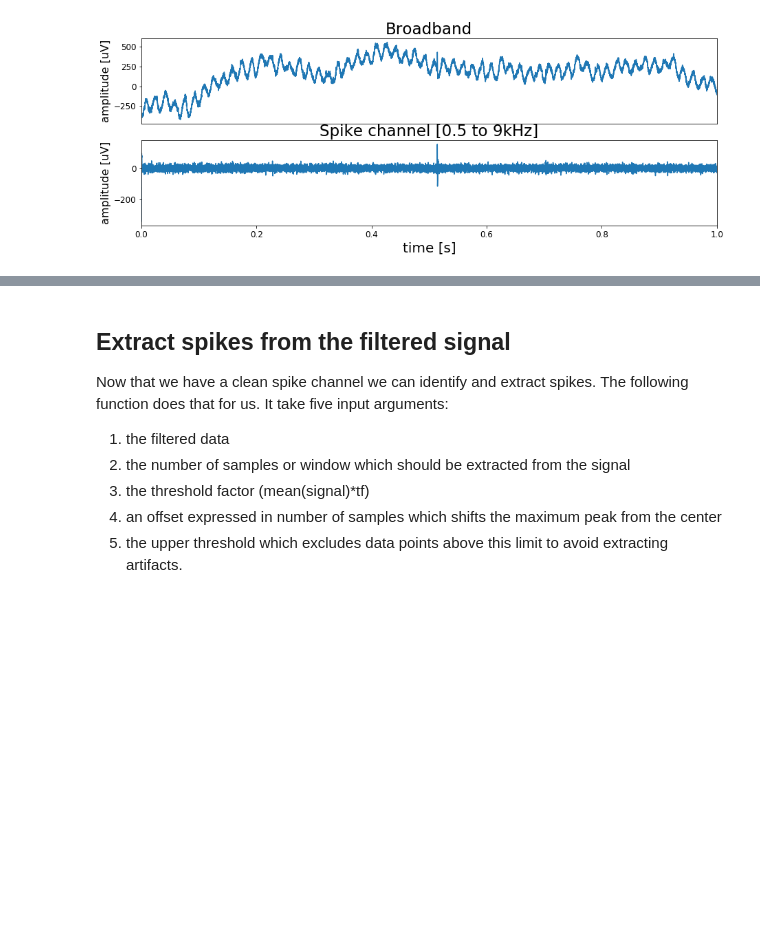
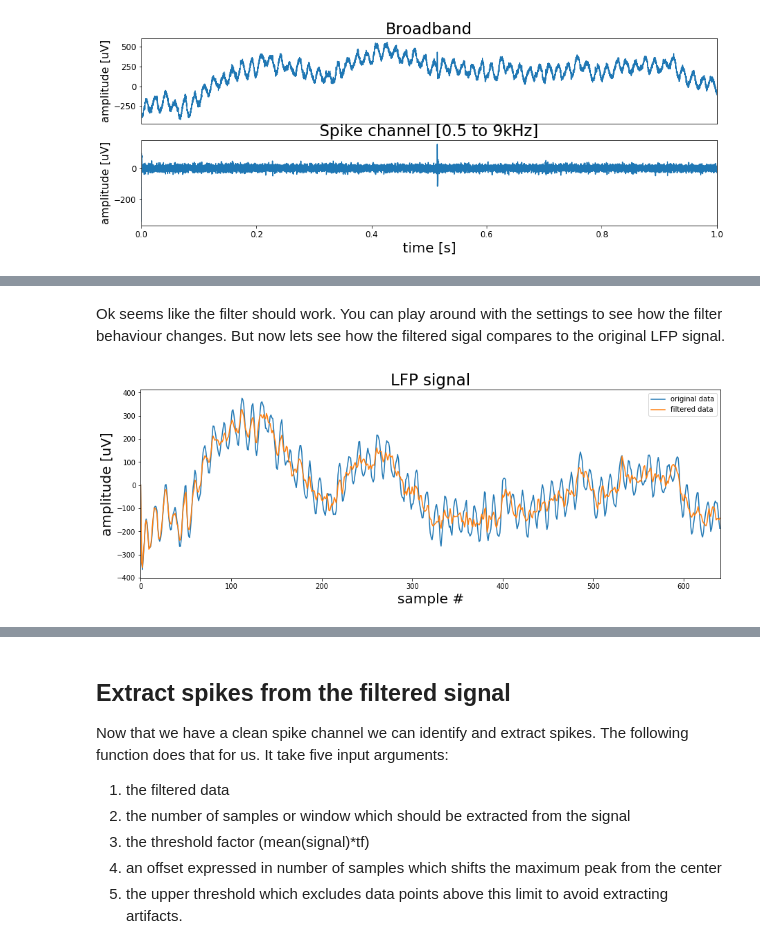
Before and after one commit to akcarsten/spike_sorting, a Jupyter notebook: Spike_sorting.ipynb, the cells around one changed output, grey strips where cells are left out. Saved outputs shown, nothing was run; the diff lists cells and outputs as text; code cells hidden in the pictures; blank space fills up the shorter version.

```diff
--- a/Spike_sorting.ipynb
+++ b/Spike_sorting.ipynb
@@ -113,0 +194,15 @@ plt.show()
+# %% [markdown]
+Ok seems like the filter should work. You can play around with the settings to see how the filter behaviour changes. But now lets see how the filtered sigal compares to the original LFP signal.
+# %%
+fig, ax = plt.subplots(1, 1, figsize=(15, 5))
+ax.plot(lfp_data[0:int(sf_lfp)], label='original data')
+ax.plot(clean_data[0:int(sf_lfp)], label='filtered data')
+ax.set_title('LFP signal', fontsize=23)
+ax.set_xlim([0, sf_lfp])
+ax.set_xlabel('sample #', fontsize=20)
+ax.set_ylabel('amplitude [uV]', fontsize=20)
+
+plt.legend()
+plt.show()
+# %% [output]
+[figure, added]
```
Also changed, not shown: parts of 12 cells of this notebook, 12 other files.
